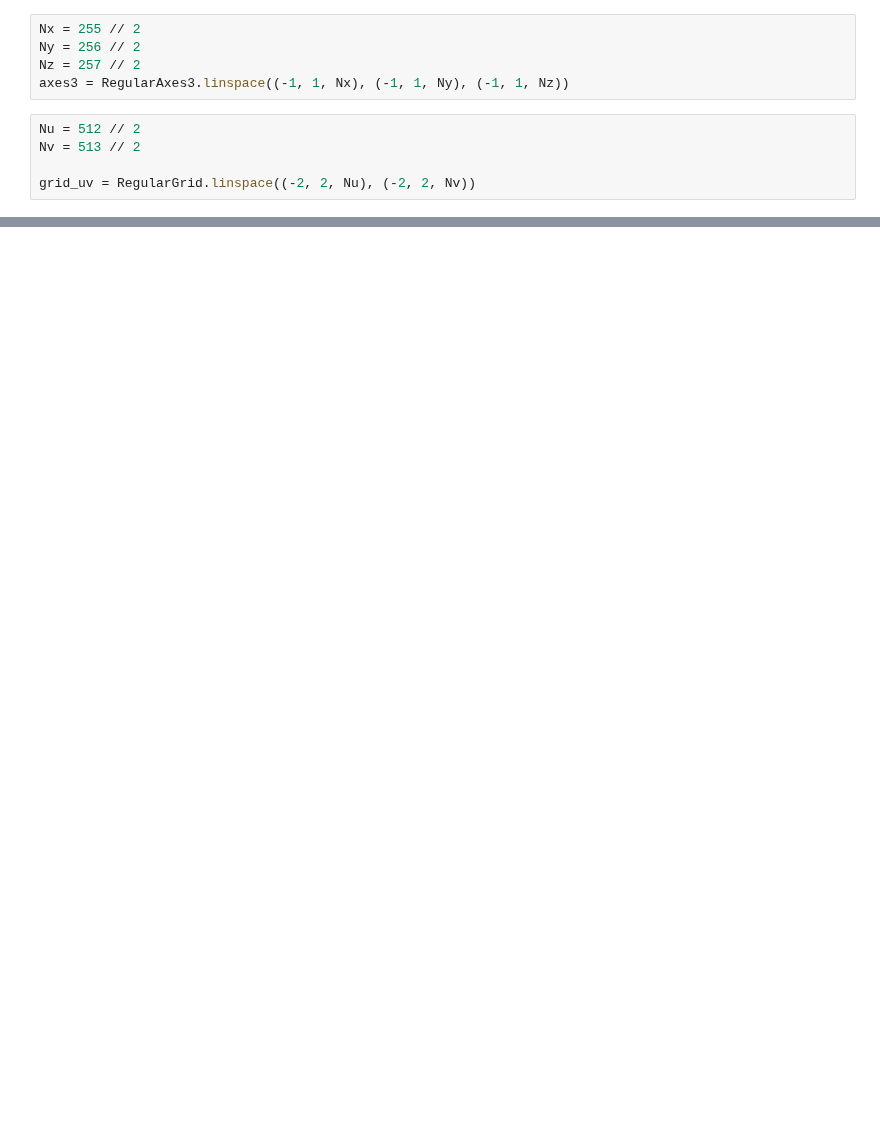
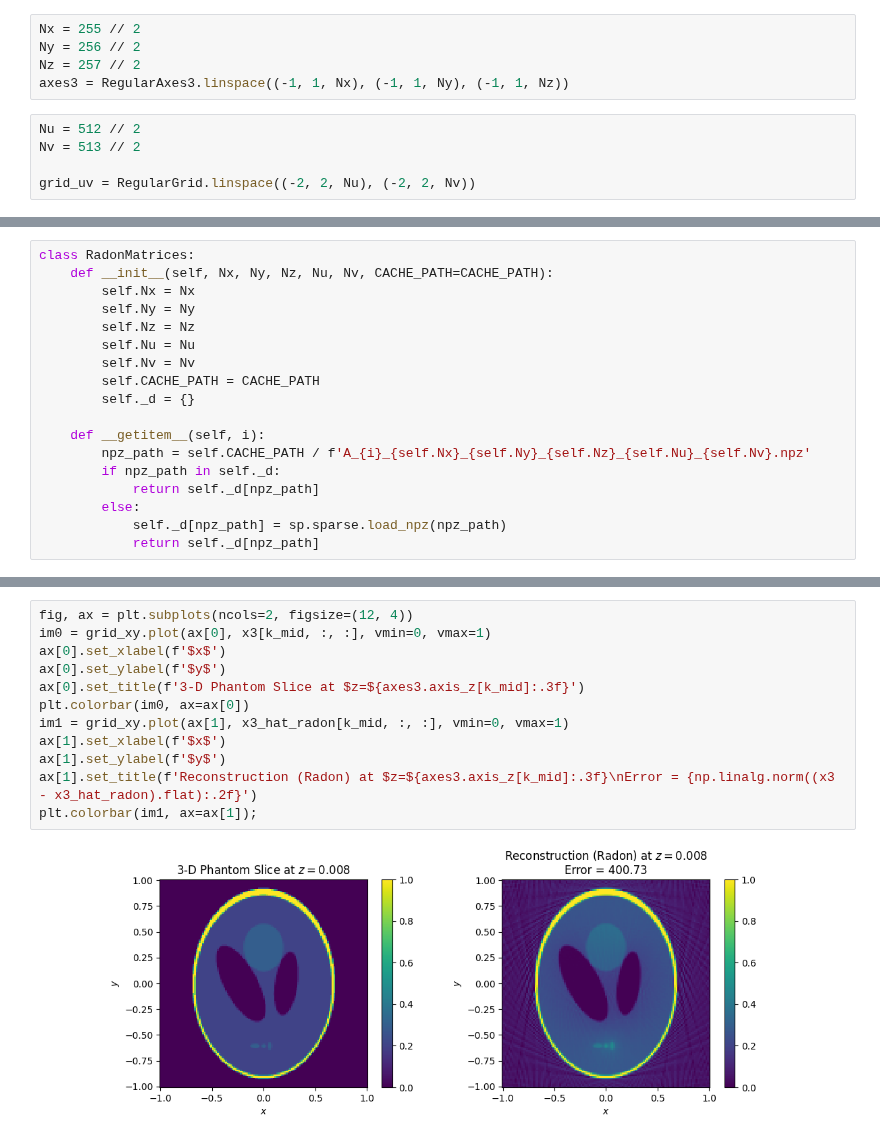
Before and after one commit to butala/pyinverse, a Jupyter notebook: notebooks/Regularized 3D reconstruction.ipynb, the cells around one changed output, grey strips where cells are left out. Drawn from its saved outputs; the diff is of its cells as text; blank space fills up the shorter version.

```diff
--- a/notebooks/Regularized 3D reconstruction.ipynb
+++ b/notebooks/Regularized 3D reconstruction.ipynb
@@ -54,0 +102,18 @@ plt.colorbar(im, ax=ax);
+# %%
+class RadonMatrices:
+    def __init__(self, Nx, Ny, Nz, Nu, Nv, CACHE_PATH=CACHE_PATH):
+        self.Nx = Nx
+        self.Ny = Ny
+        self.Nz = Nz
+        self.Nu = Nu
+        self.Nv = Nv
+        self.CACHE_PATH = CACHE_PATH
+        self._d = {}
+
+    def __getitem__(self, i):
+        npz_path = self.CACHE_PATH / f'A_{i}_{self.Nx}_{self.Ny}_{self.Nz}_{self.Nu}_{self.Nv}.npz'
+        if npz_path in self._d:
+            return self._d[npz_path]
+        else:
+            self._d[npz_path] = sp.sparse.load_npz(npz_path)
+            return self._d[npz_path]
@@ -54,0 +140,14 @@ plt.colorbar(im, ax=ax);
+# %%
+fig, ax = plt.subplots(ncols=2, figsize=(12, 4))
+im0 = grid_xy.plot(ax[0], x3[k_mid, :, :], vmin=0, vmax=1)
+ax[0].set_xlabel(f'$x$')
+ax[0].set_ylabel(f'$y$')
+ax[0].set_title(f'3-D Phantom Slice at $z=${axes3.axis_z[k_mid]:.3f}')
+plt.colorbar(im0, ax=ax[0])
+im1 = grid_xy.plot(ax[1], x3_hat_radon[k_mid, :, :], vmin=0, vmax=1)
+ax[1].set_xlabel(f'$x$')
+ax[1].set_ylabel(f'$y$')
+ax[1].set_title(f'Reconstruction (Radon) at $z=${axes3.axis_z[k_mid]:.3f}\nError = {np.linalg.norm((x3 - x3_hat_radon).flat):.2f}')
+plt.colorbar(im1, ax=ax[1]);
+# %% [output]
+[figure, added]
```
Also changed, not shown: parts of 36 cells of this notebook.
